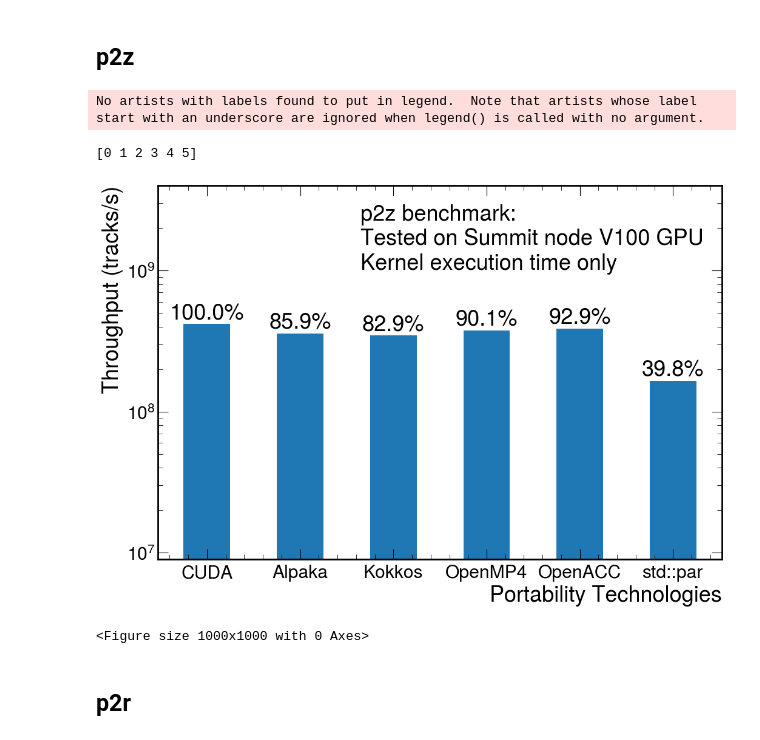
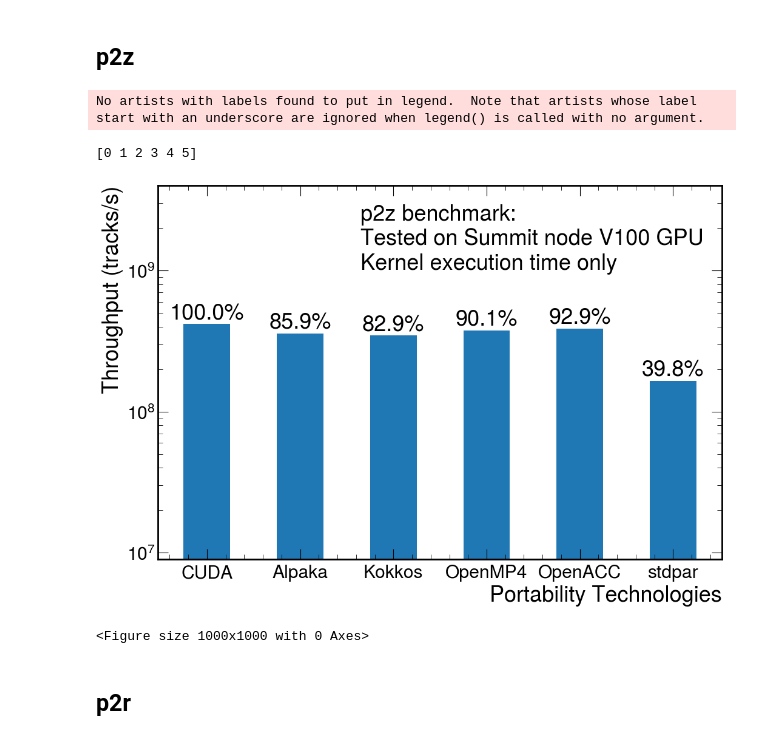
Before and after one commit to cerati/p2z-tests, a Jupyter notebook: notebooks/PaperPlots.ipynb, the cells around one changed output. Drawn from its saved outputs; the diff is of its cells as text; code cells hidden in the pictures.

Commit message:
Fix stdpar label formatting

```diff
--- a/notebooks/PaperPlots.ipynb
+++ b/notebooks/PaperPlots.ipynb
@@ -11,7 +11,7 @@ plt.style.use(hep.style.CMS)
 # %% [markdown]
 ## p2z
 # %%
-p2z_data = {"CUDA": 2.396635e-09,"Alpaka":2.79E-09,"Kokkos":2.891458e-09,"OpenMP4":2.66E-09,"OpenACC":2.58E-09,"std::par":6.02E-09}
+p2z_data = {"CUDA": 2.396635e-09,"Alpaka":2.79E-09,"Kokkos":2.891458e-09,"OpenMP4":2.66E-09,"OpenACC":2.58E-09,"stdpar":6.02E-09}
 
 xlabels=[]
 data_a =[]
@@ -23,34 +23,34 @@ data = np.array(data_a)
 
 data_fraction = [ '%1.1f%%'%d for d in np.round(100*data/data[0],2)]
 
 fig, ax = plt.subplots(figsize=(12,8))
 
 widths = np.array([5,6,6])
 
 x_pos = np.arange(len(xlabels))
 
 print(x_pos)
 # print(np.round(data/data[0],2)*)
 ax.legend(title="p2z benchmark:\nTested on Summit node V100 GPU\nKernel execution time only")
 
 bars = ax.bar(x_pos,data,width=0.5)
 ax.bar_label(bars, labels=data_fraction)
 ax.set_xticks(x_pos)
 ax.set_xticklabels(xlabels)
 ax.set_xlabel("Portability Technologies")
 # ax.set_ylim(0,6.5e8)
 #ax.set_ylim(5e7,2e9)
 ax.set_ylim(9e6,4e9)
 ax.set_yscale("log")
 ax.set_ylabel("Throughput (tracks/s)")
 
 plt.show()
 plt.tight_layout()
 fig.savefig("Figures/p2z-GPU-KernelOnly.pdf")#,bbox_inches = 'tight')
 # %% [output]
 No artists with labels found to put in legend.  Note that artists whose label start with an underscore are ignored when legend() is called with no argument.
 [0 1 2 3 4 5]
-[figure, old version]
+[figure, new version]
 <Figure size 1000x1000 with 0 Axes>
 # %% [markdown]
 ## p2r
```
Also changed, not shown: parts of 6 cells of this notebook, 10 other files.
